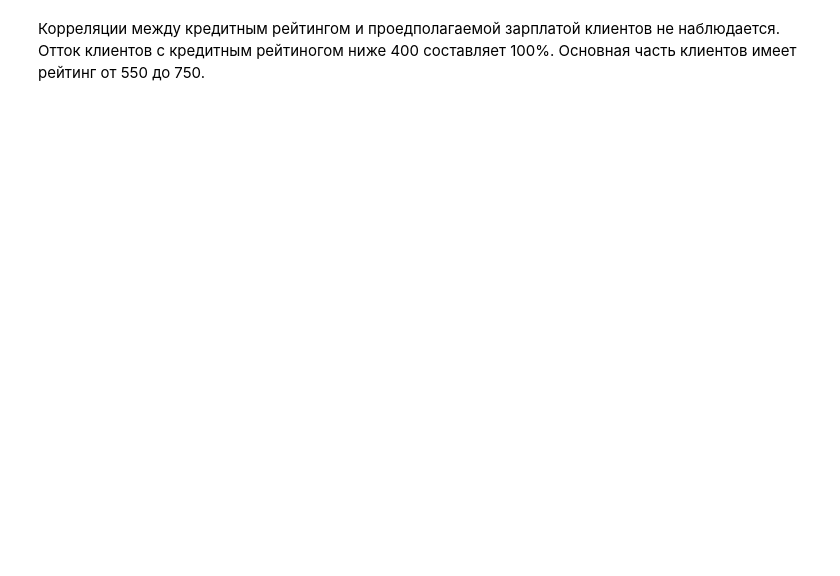
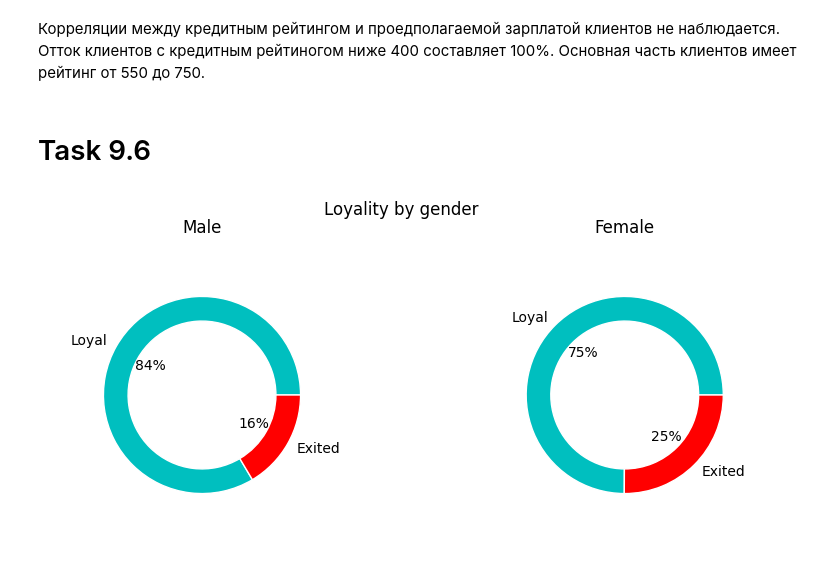
Before and after one commit to AlexeyAldushin/sf_data_science, a Jupyter notebook: PY13_Visualisation/PY13_final.ipynb, the cells around one changed output. Saved outputs shown, nothing was run; the diff lists cells and outputs as text; code cells hidden in the pictures; blank space fills up the shorter version.

```diff
--- a/PY13_Visualisation/PY13_final.ipynb
+++ b/PY13_Visualisation/PY13_final.ipynb
@@ -131,2 +133,25 @@ plt.show()
 # %% [markdown]
 Корреляции между кредитным рейтингом и проедполагаемой зарплатой клиентов не наблюдается. Отток клиентов с кредитным рейтиногом ниже 400 составляет 100%. Основная часть клиентов имеет рейтинг от 550 до 750.
+# %% [markdown]
+# Task 9.6
+# %%
+
+
+male_status = churn_data.loc[churn_data['Gender'] == 'Male', 'Loyality'].value_counts()
+female_status = churn_data.loc[churn_data['Gender'] == 'Female', 'Loyality'].value_counts()
+
+fig, axes =  plt.subplots(1, 2, figsize=(10, 4))
+plt.suptitle('Loyality by gender')
+size = 0.2
+for ax, df, title in zip(axes,(male_status, female_status), ('Male', 'Female')):
+    ax.pie(
+        df,
+        labels=df.index,
+        autopct='%1.0f%%',
+        colors= ['c', 'r'],
+        radius=1-size,
+        wedgeprops=dict(width=size, edgecolor='w')
+    )
+    ax.set_title(title)
+# %% [output]
+[figure, added]
```
Also changed, not shown: parts of 9 cells of this notebook.
